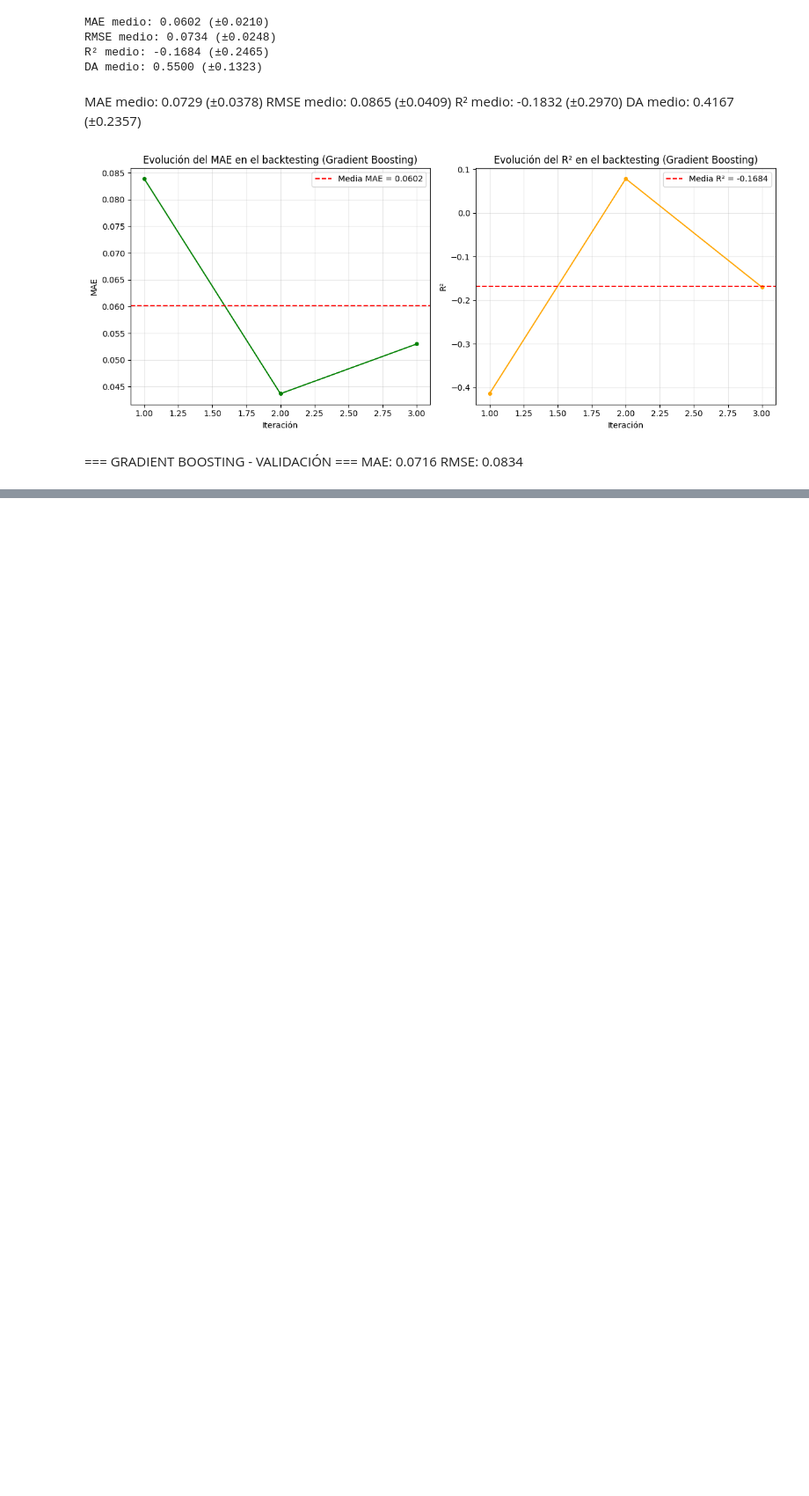
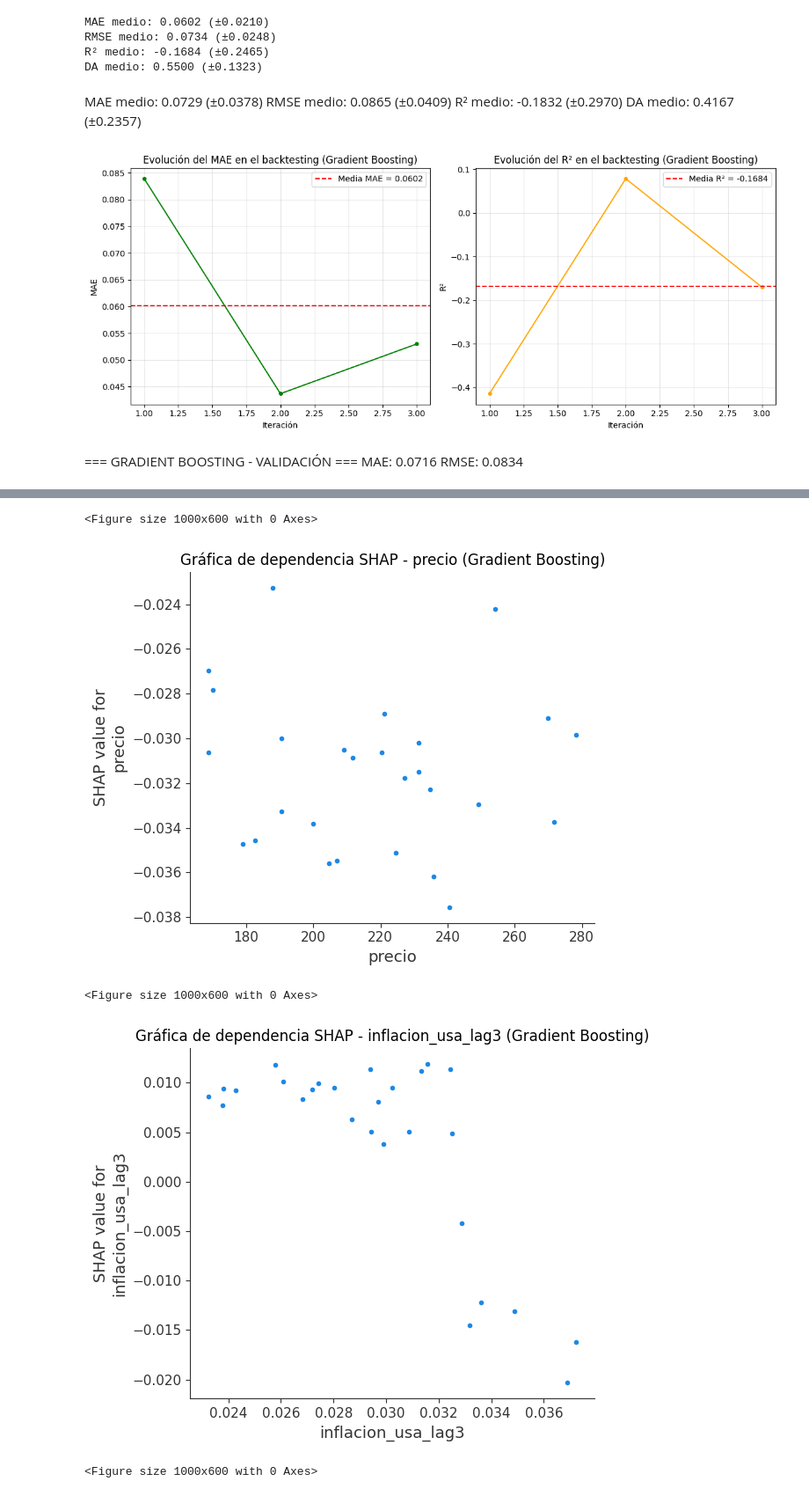
Before and after one commit to rubensanle/TFG, a Jupyter notebook: CodigosPython/ModelosPredictivos/ML/GradientBoosting_BUENO.ipynb, the cells around one changed output, grey strips where cells are left out. Shown at 88% size. Drawn from its saved outputs; the diff is of its cells as text; code cells hidden in the pictures; blank space fills up the shorter version.

```diff
--- a/CodigosPython/ModelosPredictivos/ML/GradientBoosting_BUENO.ipynb
+++ b/CodigosPython/ModelosPredictivos/ML/GradientBoosting_BUENO.ipynb
@@ -405,0 +500,17 @@ joblib.dump(best_gb, 'gradient_boosting_model.pkl')
+# %%
+top_3_features_gb = importance_df_gb.head(3)['Variable'].values
+
+for feature in top_3_features_gb:
+    feature_idx = X_test.columns.get_loc(feature)
+    plt.figure(figsize=(10, 6))
+    shap.dependence_plot(feature_idx, shap_values_gb, X_test,
+                         interaction_index=None, show=False)
+    plt.title(f"Gráfica de dependencia SHAP - {feature} (Gradient Boosting)")
+    plt.tight_layout()
+    plt.show()
+# %% [output]
+<Figure size 1000x600 with 0 Axes>
+[figure, added]
+<Figure size 1000x600 with 0 Axes>
+[figure, added]
+<Figure size 1000x600 with 0 Axes>
```
Also changed, not shown: parts of 16 cells of this notebook, 23 other files.
